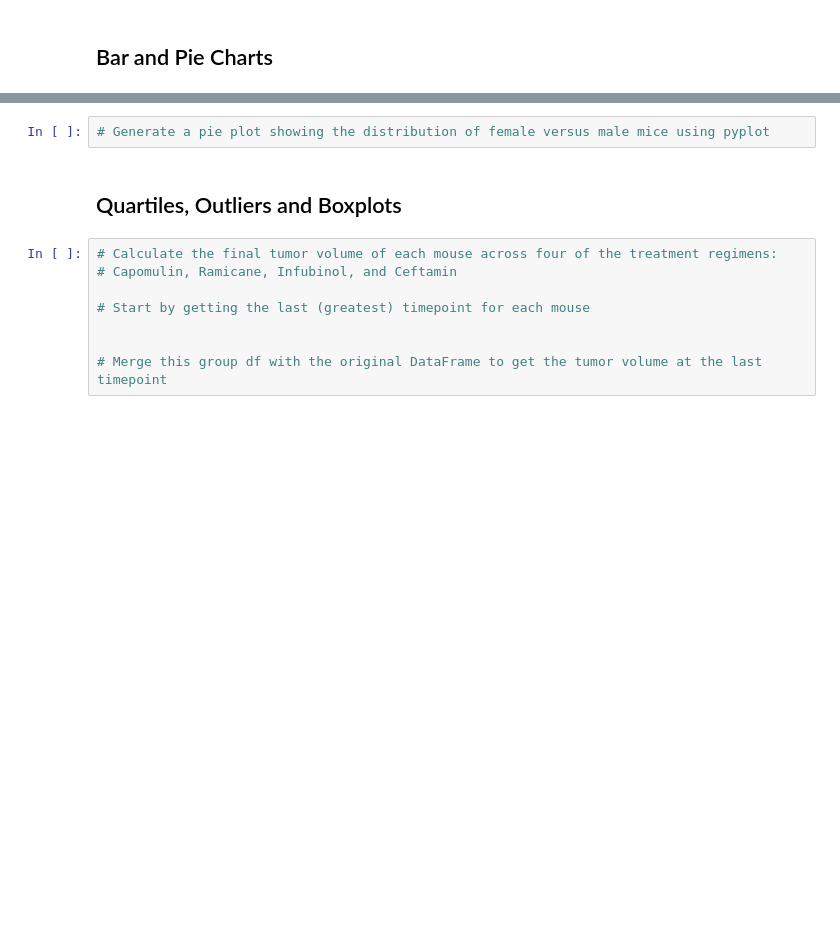
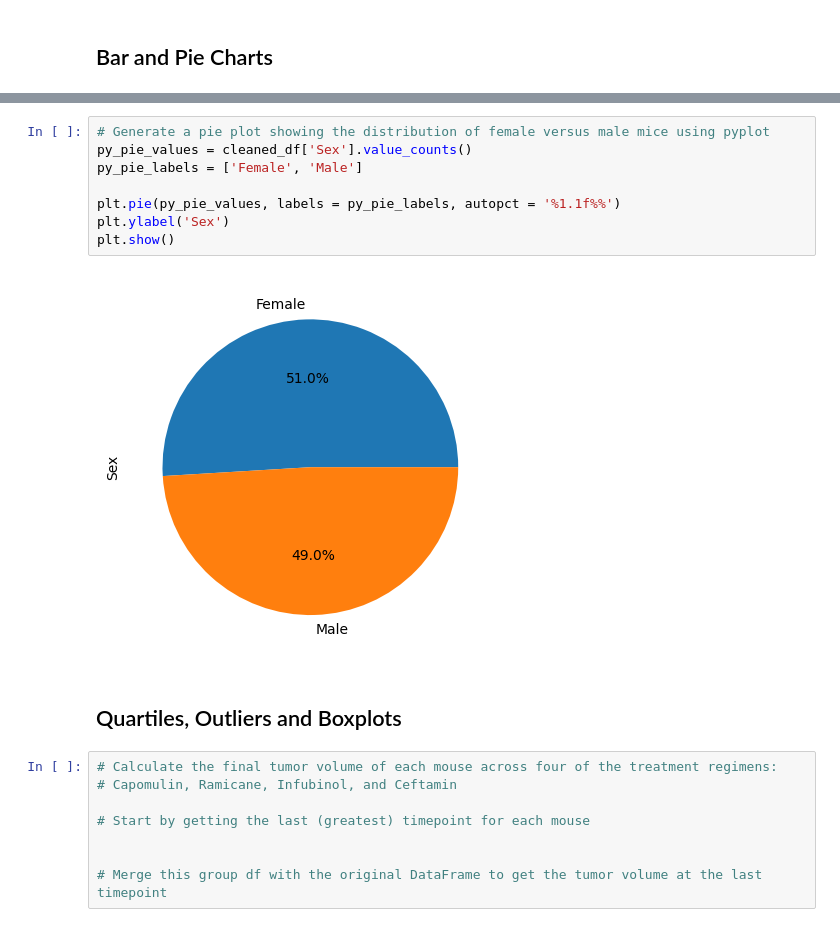
Before and after one commit to kcwaggs/data_visualization-challenge, a Jupyter notebook: pymaceuticals.ipynb, the cells around one changed output, grey strips where cells are left out. Drawn from its saved outputs; the diff is of its cells as text; blank space fills up the shorter version.

```diff
--- a/pymaceuticals.ipynb
+++ b/pymaceuticals.ipynb
@@ -171,5 +197,13 @@ summary_stats_agg
 # %%
 # Generate a pie plot showing the distribution of female versus male mice using pyplot
+py_pie_values = cleaned_df['Sex'].value_counts()
+py_pie_labels = ['Female', 'Male']
+
+plt.pie(py_pie_values, labels = py_pie_labels, autopct = '%1.1f%%')
+plt.ylabel('Sex')
+plt.show()
+# %% [output]
+[figure, added]
 # %% [markdown]
 ## Quartiles, Outliers and Boxplots
 # %%
```
Also changed, not shown: parts of 6 cells of this notebook.
